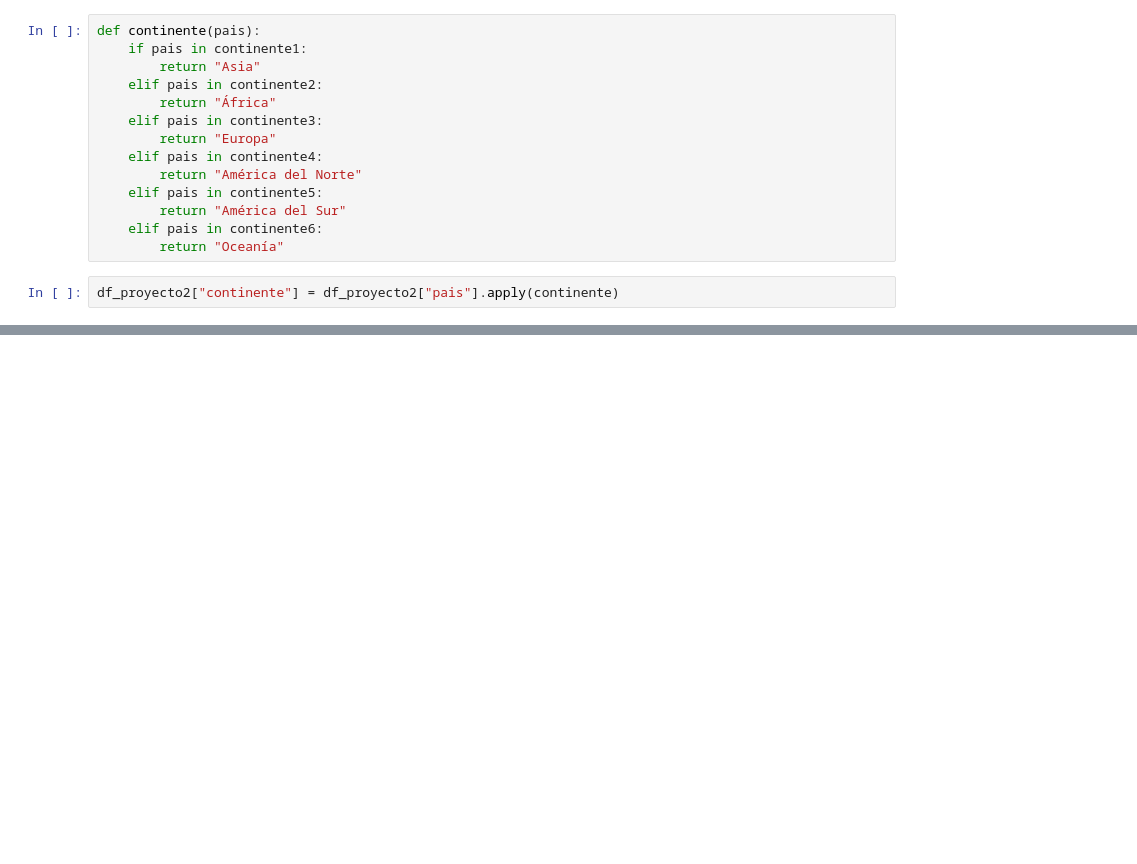
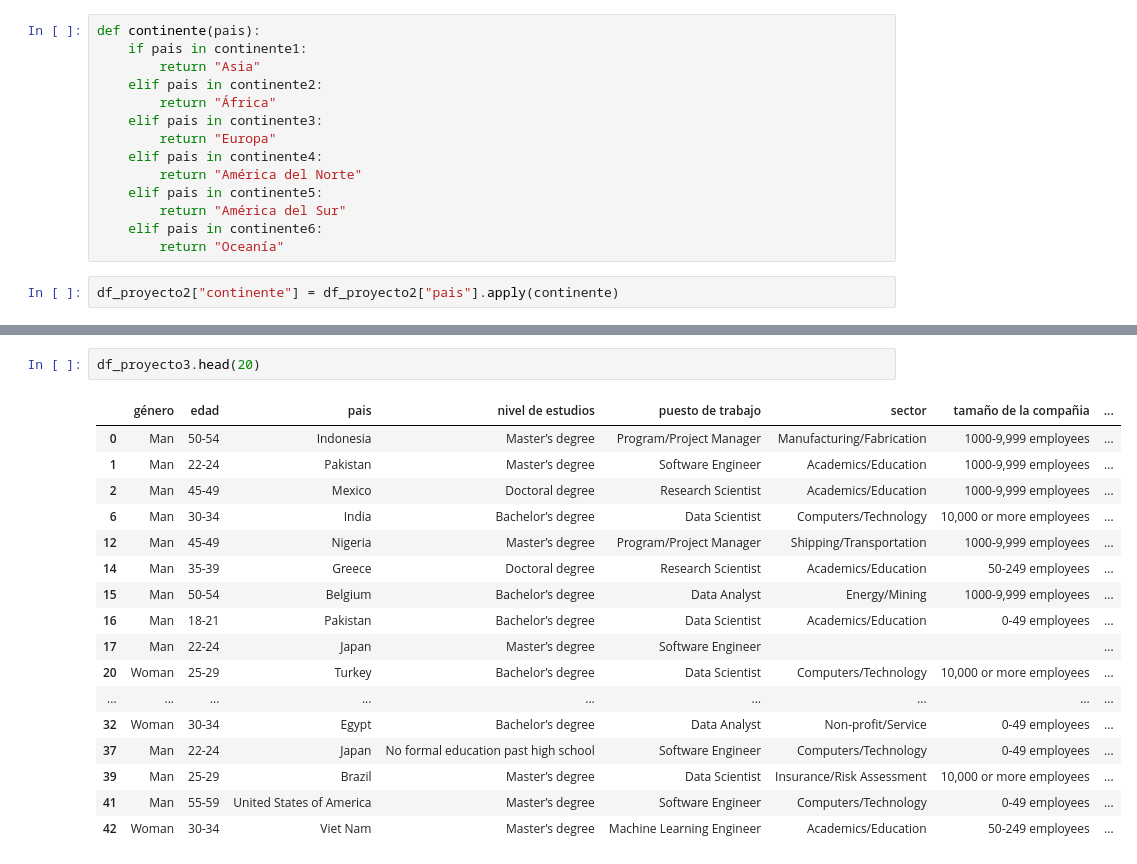
Before and after one commit to silviagordon/EDA-Visualizacion, a Jupyter notebook: dataframe_final.ipynb, the cells around one changed output, grey strips where cells are left out. Drawn from its saved outputs; the diff is of its cells as text; blank space fills up the shorter version.

```diff
--- a/dataframe_final.ipynb
+++ b/dataframe_final.ipynb
@@ -199,0 +140,20 @@ plt.show()
+# %%
+df_proyecto3.head(20)
+# %% [output]
+|  | género | edad | pais | nivel de estudios | puesto de trabajo | sector | tamaño de la compañia | ... |
+| 0 | Man | 50-54 | Indonesia | Master’s degree | Program/Project Manager | Manufacturing/Fabrication | 1000-9,999 employees | ... |
+| 1 | Man | 22-24 | Pakistan | Master’s degree | Software Engineer | Academics/Education | 1000-9,999 employees | ... |
+| 2 | Man | 45-49 | Mexico | Doctoral degree | Research Scientist | Academics/Education | 1000-9,999 employees | ... |
+| 6 | Man | 30-34 | India | Bachelor’s degree | Data Scientist | Computers/Technology | 10,000 or more employees | ... |
+| 12 | Man | 45-49 | Nigeria | Master’s degree | Program/Project Manager | Shipping/Transportation | 1000-9,999 employees | ... |
+| 14 | Man | 35-39 | Greece | Doctoral degree | Research Scientist | Academics/Education | 50-249 employees | ... |
+| 15 | Man | 50-54 | Belgium | Bachelor’s degree | Data Analyst | Energy/Mining | 1000-9,999 employees | ... |
+| 16 | Man | 18-21 | Pakistan | Bachelor’s degree | Data Scientist | Academics/Education | 0-49 employees | ... |
+| 17 | Man | 22-24 | Japan | Master’s degree | Software Engineer |  |  | ... |
+| 20 | Woman | 25-29 | Turkey | Bachelor’s degree | Data Scientist | Computers/Technology | 10,000 or more employees | ... |
+| ... | ... | ... | ... | ... | ... | ... | ... | ... |
+| 32 | Woman | 30-34 | Egypt | Bachelor’s degree | Data Analyst | Non-profit/Service | 0-49 employees | ... |
+| 37 | Man | 22-24 | Japan | No formal education past high school | Software Engineer | Computers/Technology | 0-49 employees | ... |
+| 39 | Man | 25-29 | Brazil | Master’s degree | Data Scientist | Insurance/Risk Assessment | 10,000 or more employees | ... |
+| 41 | Man | 55-59 | United States of America | Master’s degree | Software Engineer | Computers/Technology | 0-49 employees | ... |
+| 42 | Woman | 30-34 | Viet Nam | Master’s degree | Machine Learning Engineer | Academics/Education | 50-249 employees | ... |
```
Also changed, not shown: parts of 22 cells of this notebook, 5 other files.
